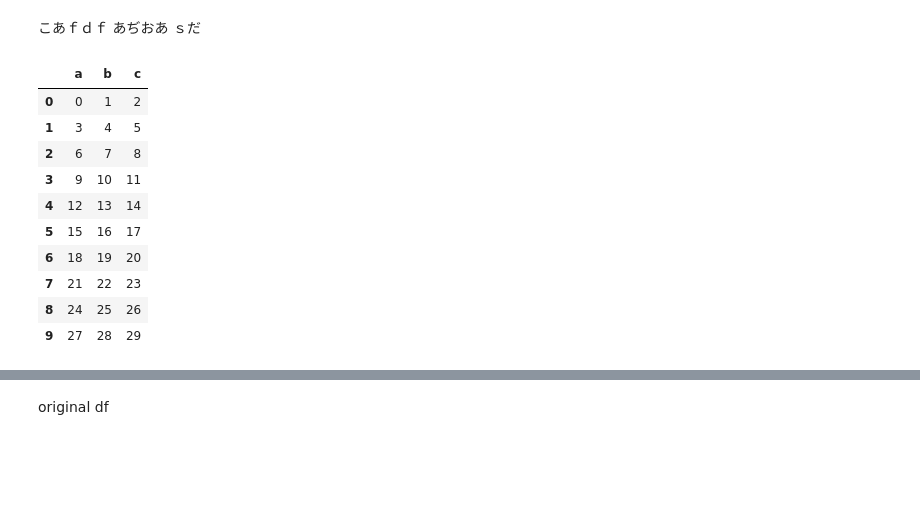
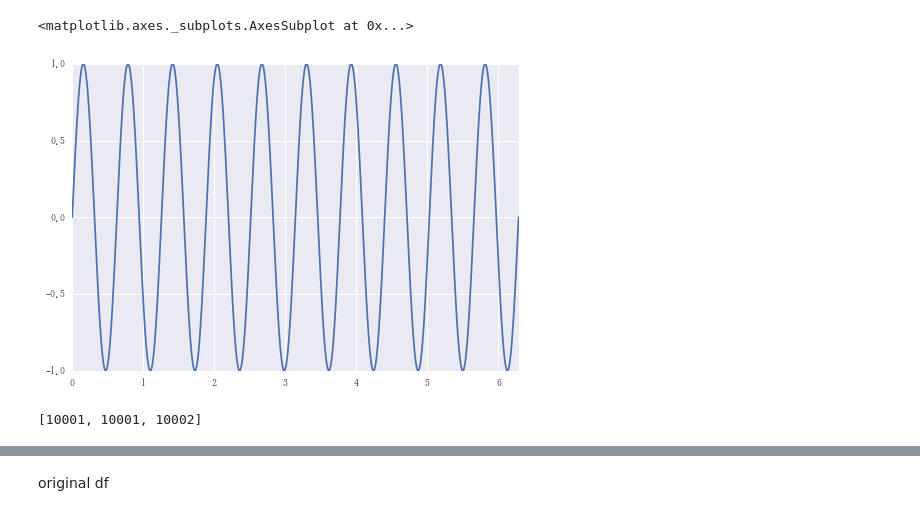
Before and after one commit to u1and0/pyfeko, a Jupyter notebook: SampleCode.ipynb, the cells around one changed output, grey strips where cells are left out. Drawn from its saved outputs; the diff is of its cells as text; code cells hidden in the pictures; blank space fills up the shorter version.

```diff
--- a/SampleCode.ipynb
+++ b/SampleCode.ipynb
@@ -1,6 +1,2 @@
 # %%
 import pyfeko as pf
-# %% [markdown]
-こあｆｄｆ
-あぢおあ
-ｓだ
@@ -11,14 +3,13 @@ window = 2
-# %%
-df
-# %% [output]
-|  | a | b | c |
-| 0 | 0 | 1 | 2 |
-| 1 | 3 | 4 | 5 |
-| 2 | 6 | 7 | 8 |
-| 3 | 9 | 10 | 11 |
-| 4 | 12 | 13 | 14 |
-| 5 | 15 | 16 | 17 |
-| 6 | 18 | 19 | 20 |
-| 7 | 21 | 22 | 23 |
-| 8 | 24 | 25 | 26 |
-| 9 | 27 | 28 | 29 |
+# %%
+n =  10001
+f = 10
+deg360 = np.linspace(0, 2*np.pi, n)
+int360 = pd.Series(np.sin(deg360 * f), index=deg360)
+int360.plot()
+# %% [output]
+<matplotlib.axes._subplots.AxesSubplot at 0x...>
+[figure, added]
+# %%
+ [i for i in map(len, [deg360, int360, rol360])]
+# %% [output]
+[10001, 10001, 10002]
```
Also changed, not shown: parts of 2 cells of this notebook, 3 other files.
